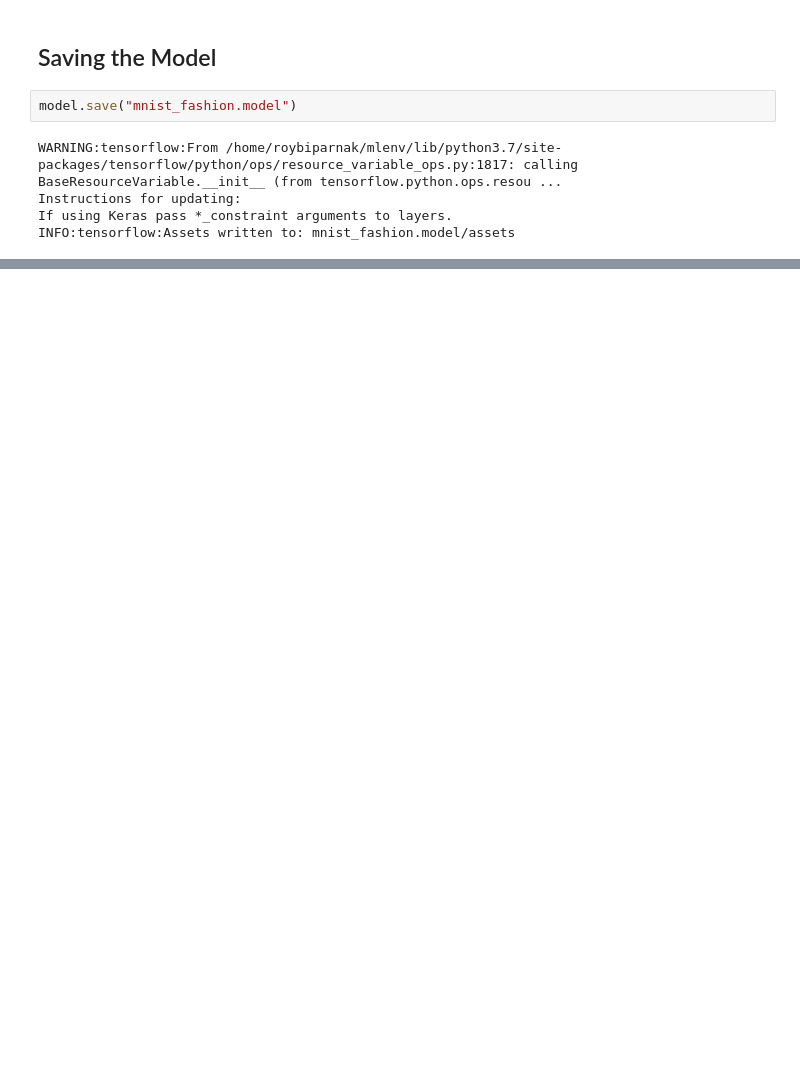
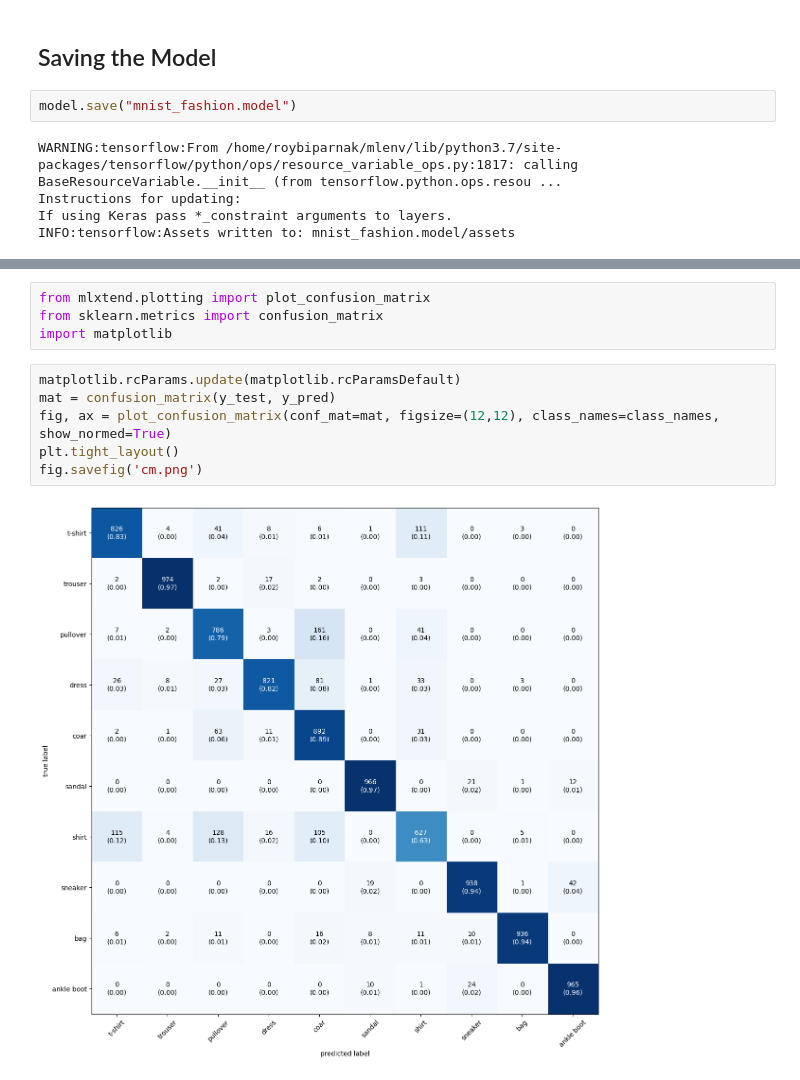
Before and after one commit to biparnakroy/ML-Projects, a Jupyter notebook: Fashion_mnist/fashion_mnist.ipynb, the cells around one changed output, grey strips where cells are left out. Saved outputs shown, nothing was run; the diff lists cells and outputs as text; blank space fills up the shorter version.

```diff
--- a/Fashion_mnist/fashion_mnist.ipynb
+++ b/Fashion_mnist/fashion_mnist.ipynb
@@ -189,0 +219,12 @@ INFO:tensorflow:Assets written to: mnist_fashion.model/assets
+# %%
+from mlxtend.plotting import plot_confusion_matrix
+from sklearn.metrics import confusion_matrix
+import matplotlib
+# %%
+matplotlib.rcParams.update(matplotlib.rcParamsDefault)
+mat = confusion_matrix(y_test, y_pred)
+fig, ax = plot_confusion_matrix(conf_mat=mat, figsize=(12,12), class_names=class_names, show_normed=True)
+plt.tight_layout()
+fig.savefig('cm.png')
+# %% [output]
+[figure, added]
```
Also changed, not shown: parts of 15 cells of this notebook, 6 other files.
